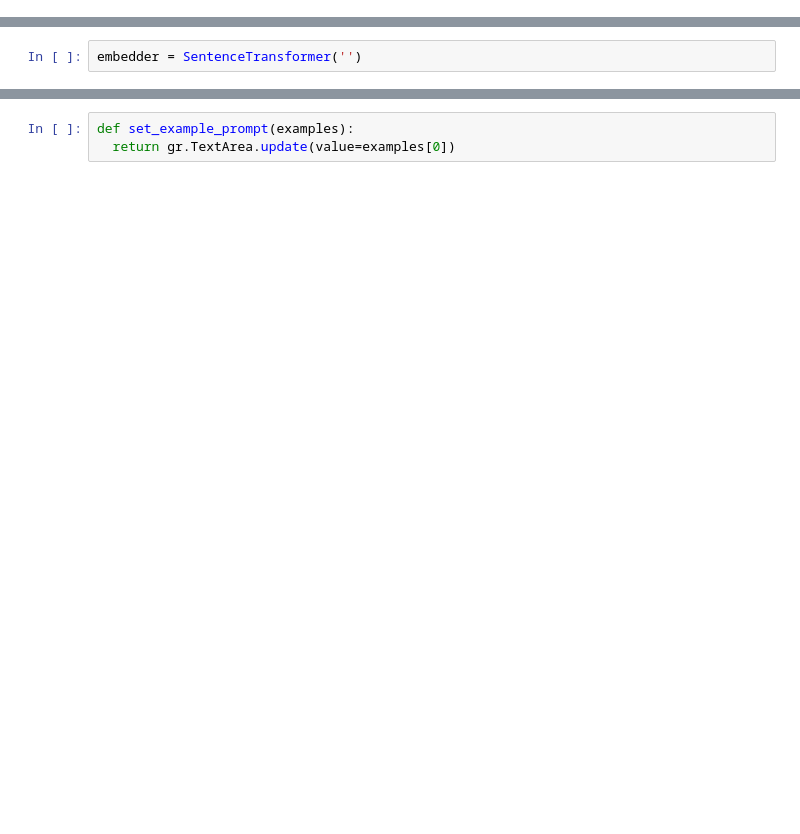
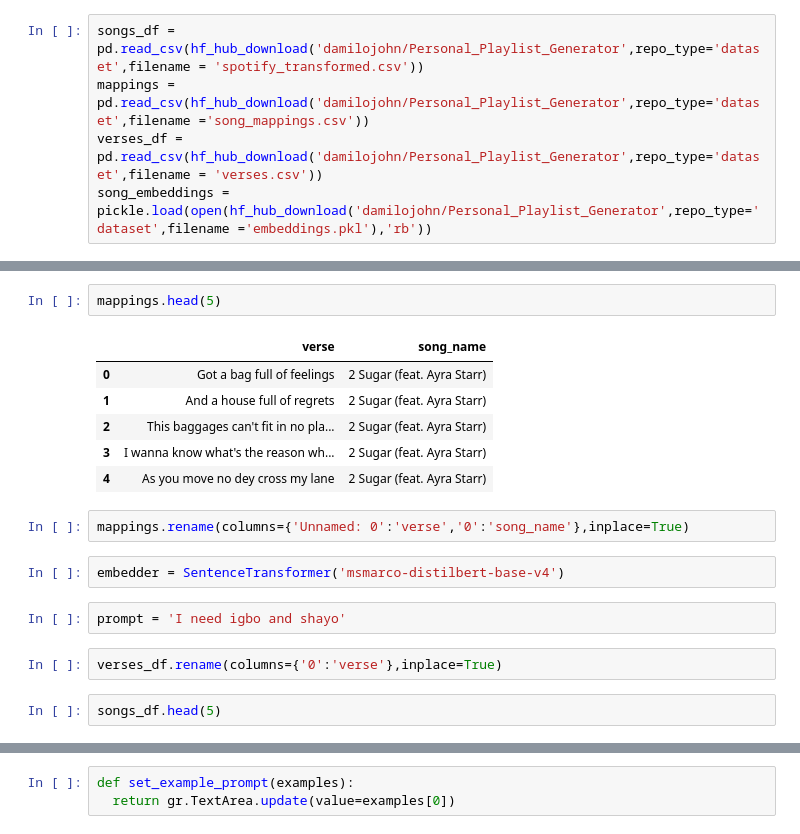
Before and after one commit to damilojohn/Playlist_Generator, a Jupyter notebook: gradio.ipynb, the cells around one changed output, grey strips where cells are left out. Drawn from its saved outputs; the diff is of its cells as text; blank space fills up the shorter version.

```diff
--- a/gradio.ipynb
+++ b/gradio.ipynb
@@ -15,0 +24,5 @@ song_embeddings = pickle.load()
+# %%
+songs_df = pd.read_csv(hf_hub_download('damilojohn/Personal_Playlist_Generator',repo_type='dataset',filename = 'spotify_transformed.csv'))
+mappings = pd.read_csv(hf_hub_download('damilojohn/Personal_Playlist_Generator',repo_type='dataset',filename ='song_mappings.csv'))
+verses_df = pd.read_csv(hf_hub_download('damilojohn/Personal_Playlist_Generator',repo_type='dataset',filename = 'verses.csv'))
+song_embeddings = pickle.load(open(hf_hub_download('damilojohn/Personal_Playlist_Generator',repo_type='dataset',filename ='embeddings.pkl'),'rb'))
@@ -16,2 +38,19 @@ song_embeddings = pickle.load()
+# %%
+mappings.head(5)
+# %% [output]
+|  | verse | song_name |
+| 0 | Got a bag full of feelings | 2 Sugar (feat. Ayra Starr) |
+| 1 | And a house full of regrets | 2 Sugar (feat. Ayra Starr) |
+| 2 | This baggages can't fit in no pla... | 2 Sugar (feat. Ayra Starr) |
+| 3 | I wanna know what's the reason wh... | 2 Sugar (feat. Ayra Starr) |
+| 4 | As you move no dey cross my lane | 2 Sugar (feat. Ayra Starr) |
+# %%
+mappings.rename(columns={'Unnamed: 0':'verse','0':'song_name'},inplace=True)
 # %%
-embedder = SentenceTransformer('')
+embedder = SentenceTransformer('msmarco-distilbert-base-v4')
+# %%
+prompt = 'I need igbo and shayo'
+# %%
+verses_df.rename(columns={'0':'verse'},inplace=True)
+# %%
+songs_df.head(5)
```
Also changed, not shown: parts of 10 cells of this notebook.
